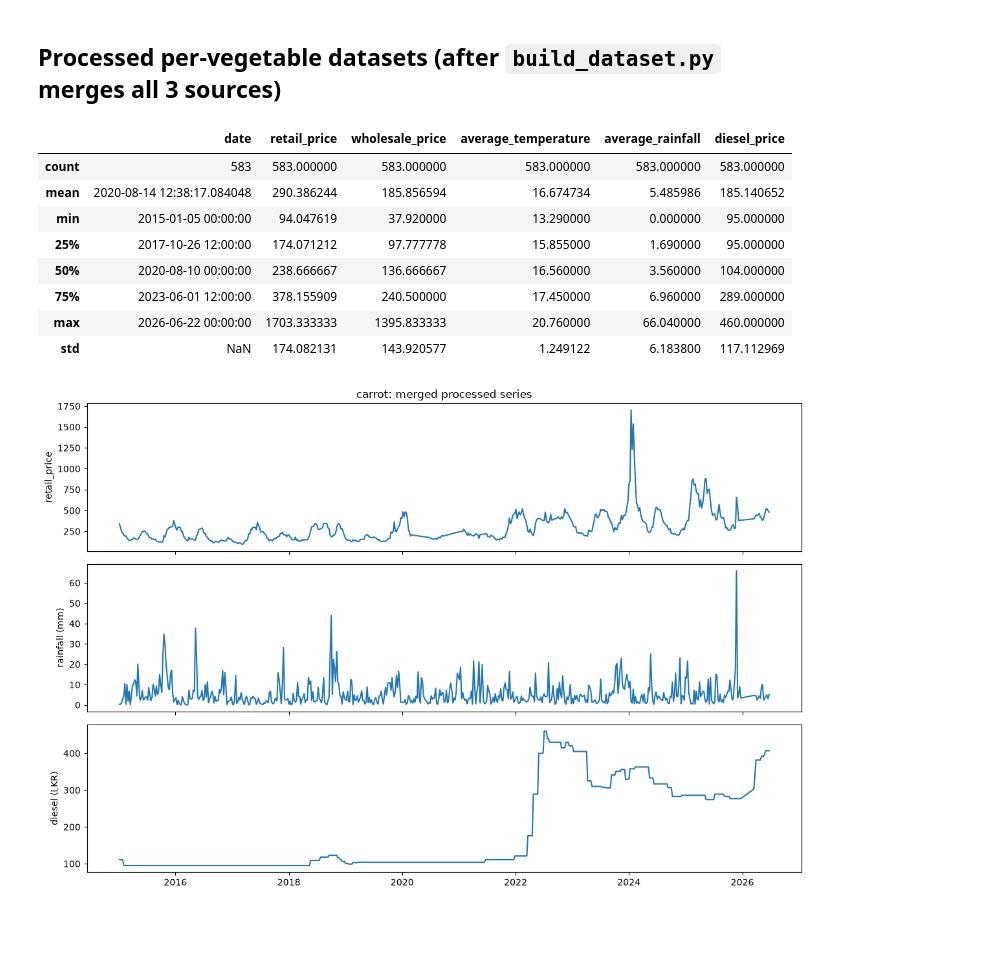
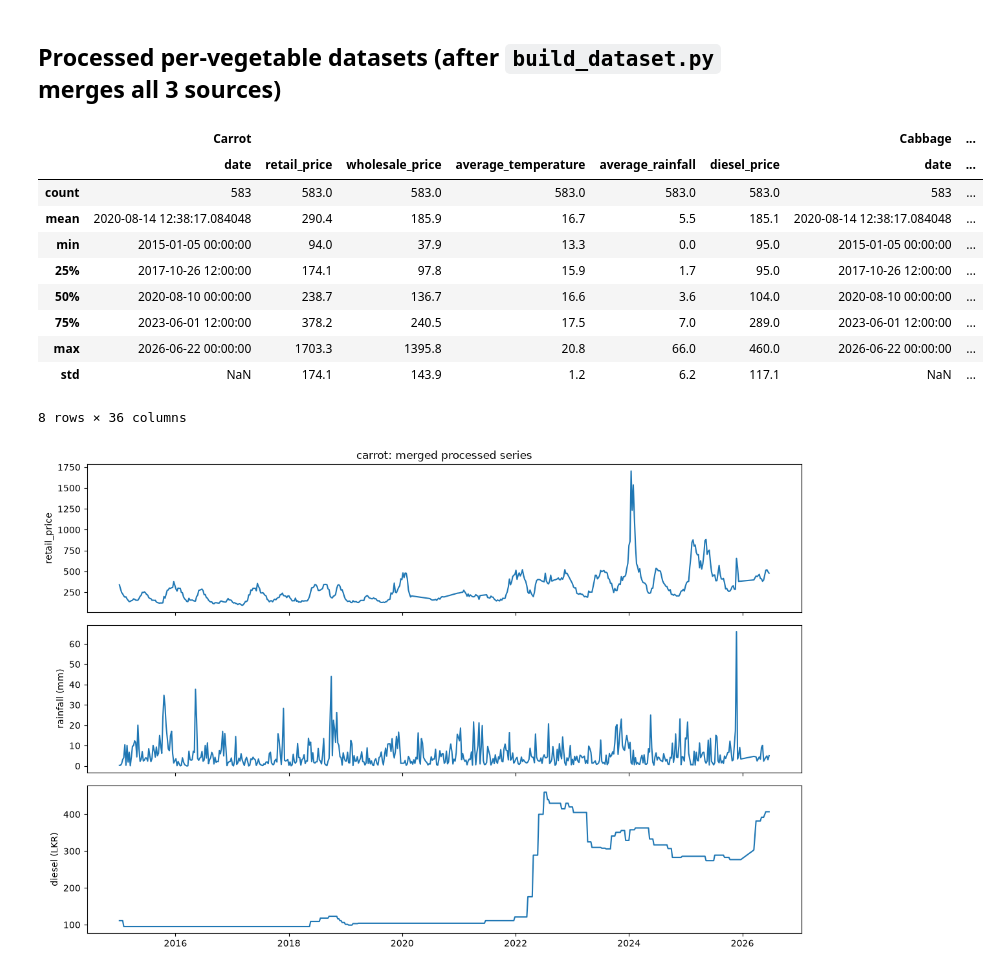
Before and after one commit to ZeroWillHero/vege-predict, a Jupyter notebook: notebooks/01_data_exploration.ipynb, the cells around one changed output. Drawn from its saved outputs; the diff is of its cells as text; code cells hidden in the pictures; blank space fills up the shorter version.

```diff
--- a/notebooks/01_data_exploration.ipynb
+++ b/notebooks/01_data_exploration.ipynb
@@ -93,16 +93,46 @@ plt.show()
 # %%
 carrot = pd.read_csv('../data/processed/carrot.csv', parse_dates=['date'])
 carrot.describe()
+
+# get wholesale and retial for each vegetable
+cabbage = pd.read_csv('../data/processed/cabbage.csv', parse_dates=['date'])
+snakeGourd = pd.read_csv('../data/processed/snake_gourd.csv', parse_dates=['date'])
+pumpking = pd.read_csv('../data/processed/pumpkin.csv', parse_dates=['date'])
+leeks = pd.read_csv('../data/processed/leeks.csv', parse_dates=['date'])
+brinjal = pd.read_csv('../data/processed/brinjal.csv', parse_dates=['date'])
+
+# cabbage.describe()
+# snakeGourd.describe()
+# pumpking.describe()
+# leeks.describe()
+# brinjal.describe()
+
+datasets = {
+    "Carrot": carrot,
+    "Cabbage": cabbage,
+    "Snake Gourd": snakeGourd,
+    "Pumpkin": pumpking,
+    "Leeks": leeks,
+    "Brinjal": brinjal
+}
+
+summary = pd.concat(
+    {name: df.describe().round(1) for name, df in datasets.items()},
+    axis=1
+)
+summary
 # %% [output]
-|  | date | retail_price | wholesale_price | average_temperature | average_rainfall | diesel_price |
-| count | 583 | 583.000000 | 583.000000 | 583.000000 | 583.000000 | 583.000000 |
-| mean | 2020-08-14 12:38:17.084048 | 290.386244 | 185.856594 | 16.674734 | 5.485986 | 185.140652 |
-| min | 2015-01-05 00:00:00 | 94.047619 | 37.920000 | 13.290000 | 0.000000 | 95.000000 |
-| 25% | 2017-10-26 12:00:00 | 174.071212 | 97.777778 | 15.855000 | 1.690000 | 95.000000 |
-| 50% | 2020-08-10 00:00:00 | 238.666667 | 136.666667 | 16.560000 | 3.560000 | 104.000000 |
-| 75% | 2023-06-01 12:00:00 | 378.155909 | 240.500000 | 17.450000 | 6.960000 | 289.000000 |
-| max | 2026-06-22 00:00:00 | 1703.333333 | 1395.833333 | 20.760000 | 66.040000 | 460.000000 |
-| std | NaN | 174.082131 | 143.920577 | 1.249122 | 6.183800 | 117.112969 |
+|  | Carrot |  |  |  |  |  | Cabbage | ... |
+|  | date | retail_price | wholesale_price | average_temperature | average_rainfall | diesel_price | date | ... |
+| count | 583 | 583.0 | 583.0 | 583.0 | 583.0 | 583.0 | 583 | ... |
+| mean | 2020-08-14 12:38:17.084048 | 290.4 | 185.9 | 16.7 | 5.5 | 185.1 | 2020-08-14 12:38:17.084048 | ... |
+| min | 2015-01-05 00:00:00 | 94.0 | 37.9 | 13.3 | 0.0 | 95.0 | 2015-01-05 00:00:00 | ... |
+| 25% | 2017-10-26 12:00:00 | 174.1 | 97.8 | 15.9 | 1.7 | 95.0 | 2017-10-26 12:00:00 | ... |
+| 50% | 2020-08-10 00:00:00 | 238.7 | 136.7 | 16.6 | 3.6 | 104.0 | 2020-08-10 00:00:00 | ... |
+| 75% | 2023-06-01 12:00:00 | 378.2 | 240.5 | 17.5 | 7.0 | 289.0 | 2023-06-01 12:00:00 | ... |
+| max | 2026-06-22 00:00:00 | 1703.3 | 1395.8 | 20.8 | 66.0 | 460.0 | 2026-06-22 00:00:00 | ... |
+| std | NaN | 174.1 | 143.9 | 1.2 | 6.2 | 117.1 | NaN | ... |
+8 rows × 36 columns
 # %%
 fig, axes = plt.subplots(3, 1, figsize=(12, 8), sharex=True)
 axes[0].plot(carrot['date'], carrot['retail_price']); axes[0].set_ylabel('retail_price')
```
Also changed, not shown: 14 other files.
